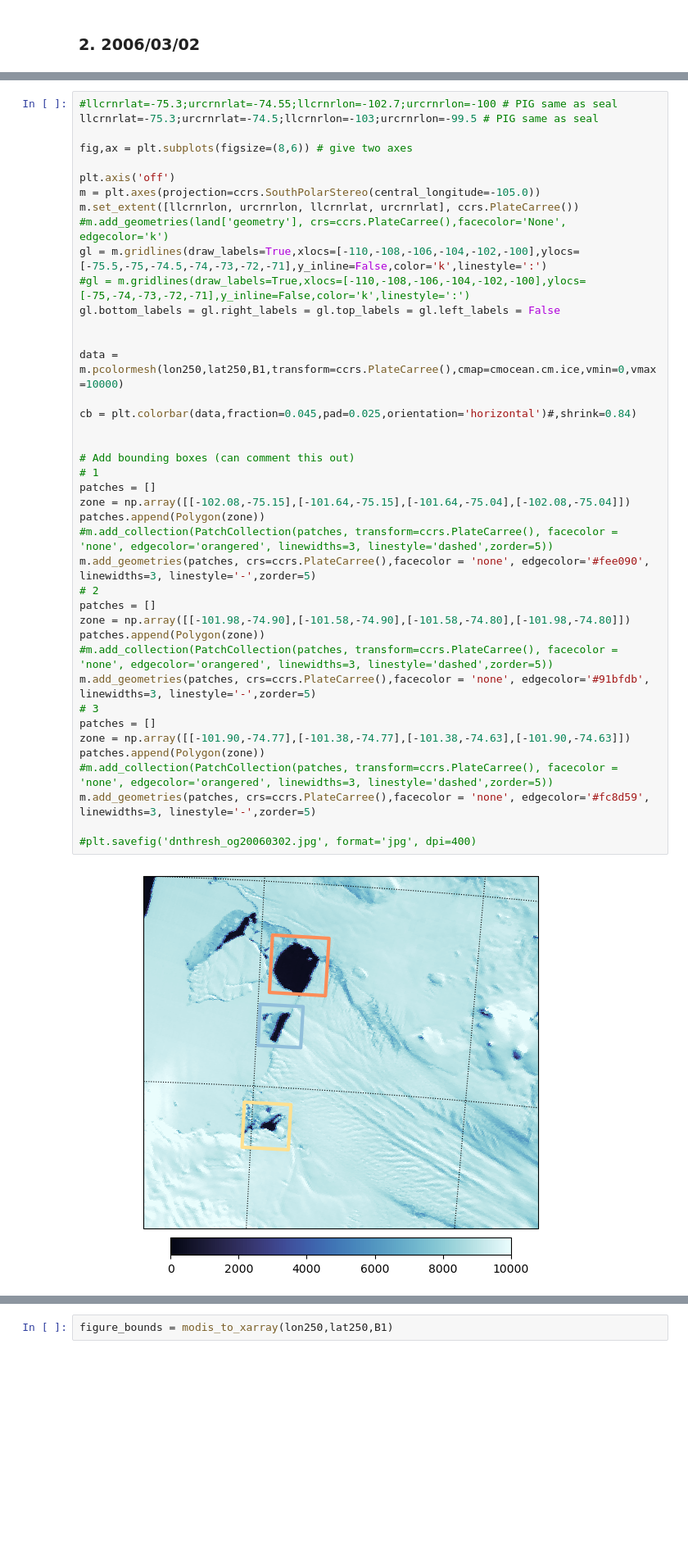
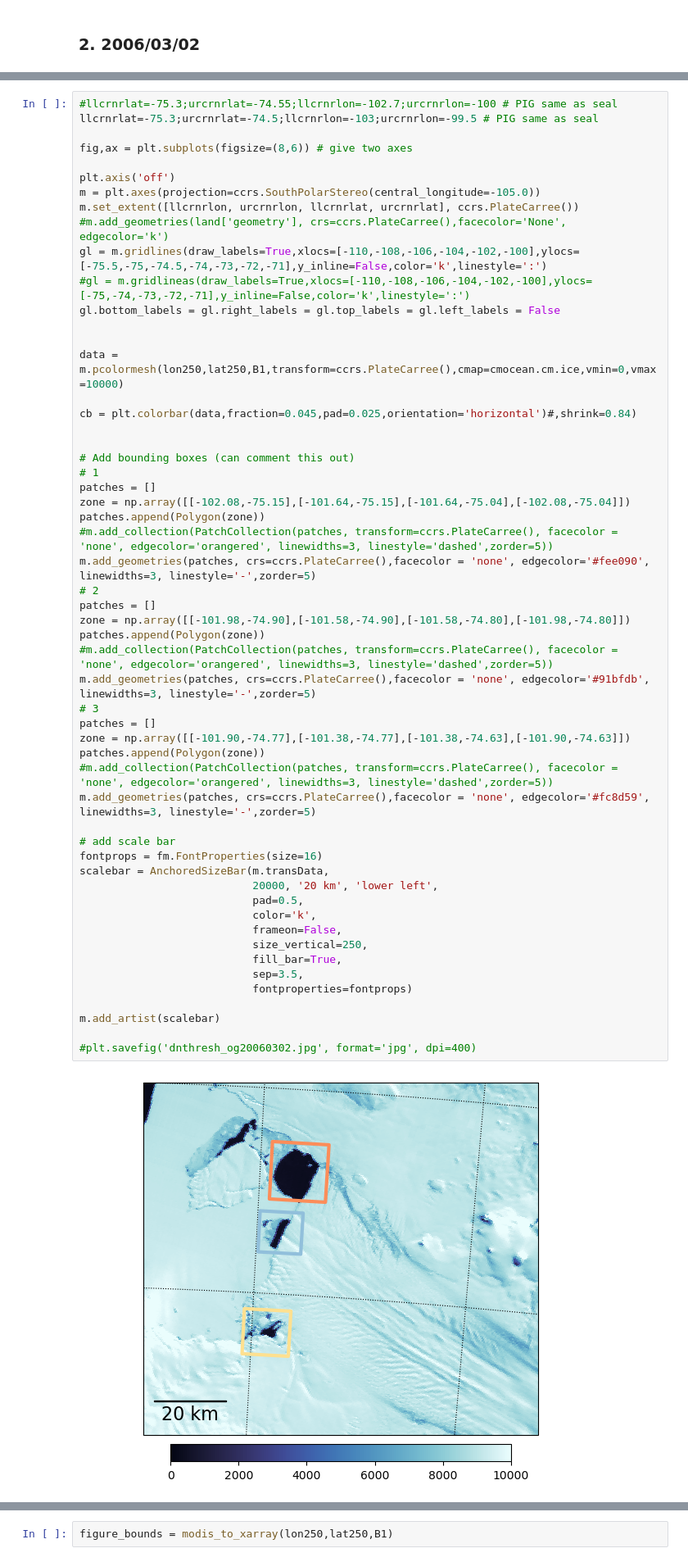
Before and after one commit to elenasavidge/polynyatimeseries, a Jupyter notebook: figS1.ipynb, the cells around one changed output, grey strips where cells are left out. Shown at 82% size. Cells and saved outputs as stored; diff of their text form; blank space fills up the shorter version.

```diff
--- a/figS1.ipynb
+++ b/figS1.ipynb
@@ -218,38 +233,52 @@ m = plt.axes(projection=ccrs.SouthPolarStereo(central_longitude=-105.0))
 m.set_extent([llcrnrlon, urcrnrlon, llcrnrlat, urcrnrlat], ccrs.PlateCarree())
 #m.add_geometries(land['geometry'], crs=ccrs.PlateCarree(),facecolor='None', edgecolor='k')
 gl = m.gridlines(draw_labels=True,xlocs=[-110,-108,-106,-104,-102,-100],ylocs=[-75.5,-75,-74.5,-74,-73,-72,-71],y_inline=False,color='k',linestyle=':')
-#gl = m.gridlines(draw_labels=True,xlocs=[-110,-108,-106,-104,-102,-100],ylocs=[-75,-74,-73,-72,-71],y_inline=False,color='k',linestyle=':')
+#gl = m.gridlineas(draw_labels=True,xlocs=[-110,-108,-106,-104,-102,-100],ylocs=[-75,-74,-73,-72,-71],y_inline=False,color='k',linestyle=':')
 gl.bottom_labels = gl.right_labels = gl.top_labels = gl.left_labels = False
 
 
 data = m.pcolormesh(lon250,lat250,B1,transform=ccrs.PlateCarree(),cmap=cmocean.cm.ice,vmin=0,vmax=10000)
 
 cb = plt.colorbar(data,fraction=0.045,pad=0.025,orientation='horizontal')#,shrink=0.84)
 
 
 # Add bounding boxes (can comment this out)
 # 1
 patches = []
 zone = np.array([[-102.08,-75.15],[-101.64,-75.15],[-101.64,-75.04],[-102.08,-75.04]])
 patches.append(Polygon(zone))
 #m.add_collection(PatchCollection(patches, transform=ccrs.PlateCarree(), facecolor = 'none', edgecolor='orangered', linewidths=3, linestyle='dashed',zorder=5))
 m.add_geometries(patches, crs=ccrs.PlateCarree(),facecolor = 'none', edgecolor='#fee090', linewidths=3, linestyle='-',zorder=5)
 # 2
 patches = []
 zone = np.array([[-101.98,-74.90],[-101.58,-74.90],[-101.58,-74.80],[-101.98,-74.80]])
 patches.append(Polygon(zone))
 #m.add_collection(PatchCollection(patches, transform=ccrs.PlateCarree(), facecolor = 'none', edgecolor='orangered', linewidths=3, linestyle='dashed',zorder=5))
 m.add_geometries(patches, crs=ccrs.PlateCarree(),facecolor = 'none', edgecolor='#91bfdb', linewidths=3, linestyle='-',zorder=5)
 # 3
 patches = []
 zone = np.array([[-101.90,-74.77],[-101.38,-74.77],[-101.38,-74.63],[-101.90,-74.63]])
 patches.append(Polygon(zone))
 #m.add_collection(PatchCollection(patches, transform=ccrs.PlateCarree(), facecolor = 'none', edgecolor='orangered', linewidths=3, linestyle='dashed',zorder=5))
 m.add_geometries(patches, crs=ccrs.PlateCarree(),facecolor = 'none', edgecolor='#fc8d59', linewidths=3, linestyle='-',zorder=5)
 
+# add scale bar
+fontprops = fm.FontProperties(size=16)
+scalebar = AnchoredSizeBar(m.transData,
+                           20000, '20 km', 'lower left',
+                           pad=0.5,
+                           color='k',
+                           frameon=False,
+                           size_vertical=250,
+                           fill_bar=True,
+                           sep=3.5,
+                           fontproperties=fontprops)
+
+m.add_artist(scalebar)
+
 #plt.savefig('dnthresh_og20060302.jpg', format='jpg', dpi=400)
 # %% [output]
-[figure, old version]
+[figure, new version]
 # %%
 def modis_to_xarray(longitude,latitude,bandvals):
 
```
Also changed, not shown: parts of 4 cells of this notebook.
